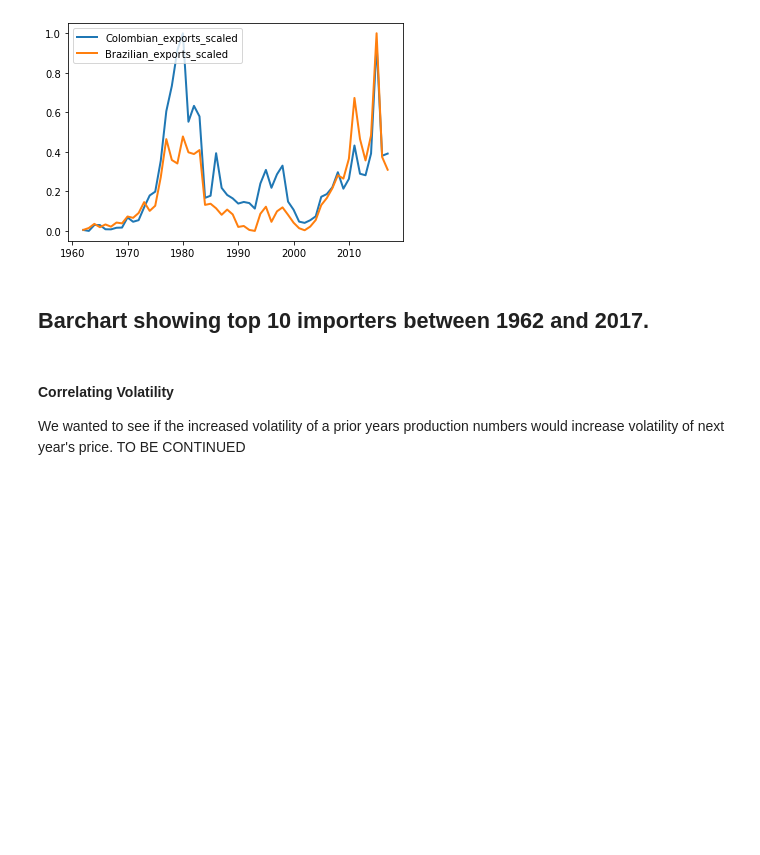
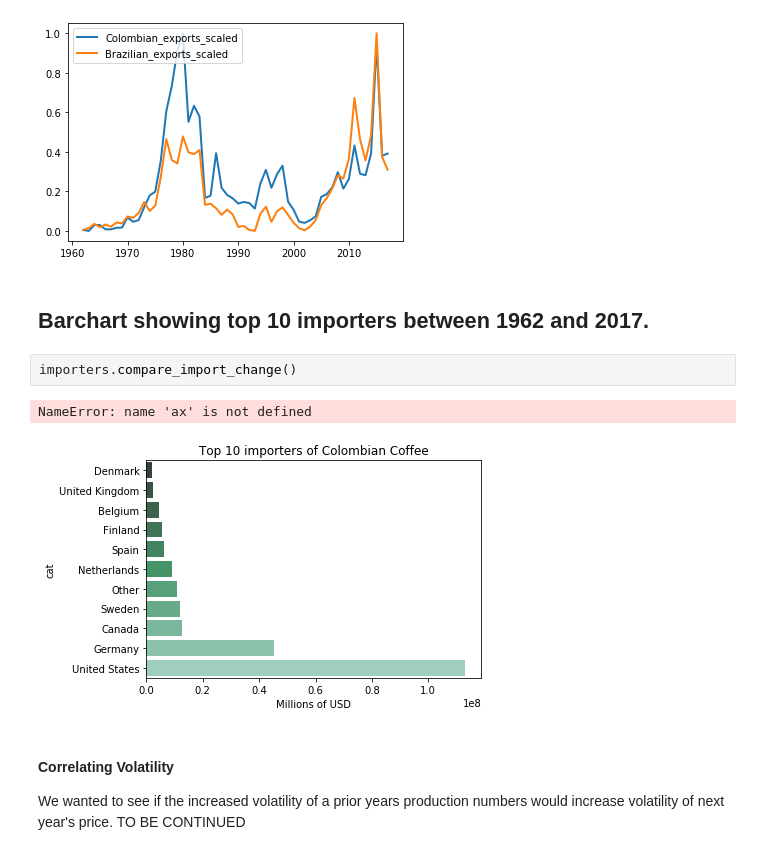
Before and after one commit to Data-Robusta/data-robusta, a Jupyter notebook: data_robusta_final.ipynb, the cells around one changed output. Saved outputs shown, nothing was run; the diff lists cells and outputs as text; blank space fills up the shorter version.

```diff
--- a/data_robusta_final.ipynb
+++ b/data_robusta_final.ipynb
@@ -72,6 +72,11 @@ importers.compare_brazil()
 [figure]
 # %% [markdown]
 ## Barchart showing top 10 importers between 1962 and 2017.
+# %%
+importers.compare_import_change()
+# %% [output]
+NameError: name 'ax' is not defined
+[figure, added]
 # %% [markdown]
 #### Correlating Volatility
 We wanted to see if the increased volatility of a prior years production numbers would increase volatility of next year's price. TO BE CONTINUED
```
Also changed, not shown: parts of 1 cell of this notebook, 1 other file.
